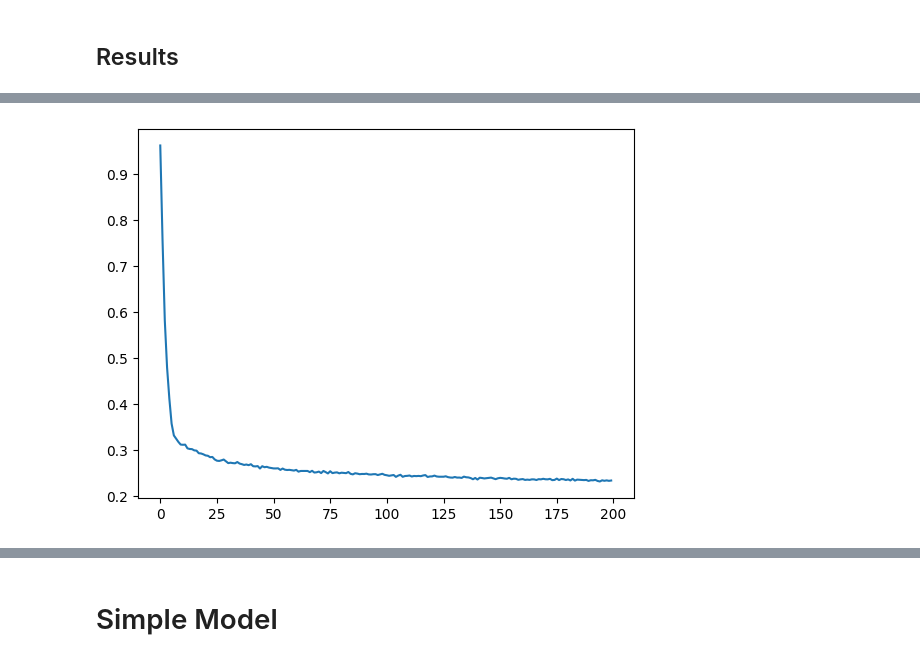
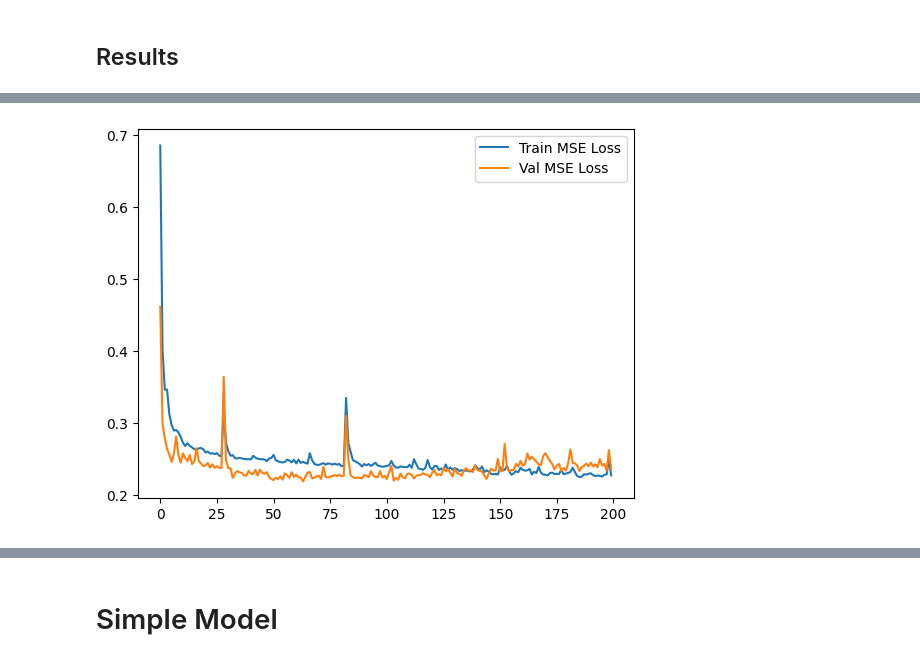
Before and after one commit to Thodorissio/basic-block-energy-prediction, a Jupyter notebook: playground/energy-prediction/energy_prediction.ipynb, the cells around one changed output, grey strips where cells are left out. Cells and saved outputs as stored; diff of their text form; code cells hidden in the pictures.

Commit message:
simple regressor optuna results

```diff
--- a/playground/energy-prediction/energy_prediction.ipynb
+++ b/playground/energy-prediction/energy_prediction.ipynb
@@ -113,7 +138,6 @@ class LSTM_Regressor(nn.Module):
         emb_size: int,
         hidden_size: int = 16,
         num_layers: int = 2,
-        bidirectional: bool = False,
         dense_size: int = 128,
     ) -> None:
         super().__init__()
@@ -130,7 +154,6 @@ class LSTM_Regressor(nn.Module):
             input_size=emb_size,
             hidden_size=hidden_size,
             num_layers=num_layers,
-            bidirectional=bidirectional,
             batch_first=True,
             dropout=lstm_dropout,
         )
@@ -170,23 +193,4 @@ class LSTM_Regressor(nn.Module):
-# %%
-class EarlyStopper:
-    def __init__(self, patience: int = 15, min_delta: float = 1e-3):
-        self.patience = patience
-        self.min_delta = min_delta
-        self.counter = 0
-        self.min_validation_loss = np.inf
-
-    def early_stop(self, validation_loss: float):
-        if validation_loss < self.min_validation_loss:
-            self.min_validation_loss = validation_loss
-            self.counter = 0
-        elif validation_loss > (self.min_validation_loss + self.min_delta):
-            self.counter += 1
-            if self.counter >= self.patience:
-                return True
-        return False
 # %%
-EPOCHS = 100
-
 def train_lstm_model(
     model: LSTM_Regressor,
     train_loader: DataLoader,
@@ -199,7 +203,7 @@ def train_lstm_model(
 ) -> dict:
 
     if early_stopping:
-        early_stopper = EarlyStopper(patience=20, min_delta=0.05)
+        early_stopper = EarlyStopper()
 
     criterion = nn.MSELoss()
     optimizer = torch.optim.Adam(params=model.parameters(), lr=lr, weight_decay=1e-4)
@@ -246,7 +250,7 @@ def train_lstm_model(
 
         if verbose:
             print(
-                f"Epoch: {epoch+1}/{EPOCHS}, MSE Train Loss: {round(np.mean(losses), 5)}, MSE Val Loss: {round(np.mean(val_loss), 5)}"
+                f"Epoch: {epoch+1}/{epochs}, MSE Train Loss: {round(np.mean(losses), 5)}, MSE Val Loss: {round(np.mean(val_loss), 5)}"
             )
 
         train_losses.append(np.mean(losses))
@@ -259,7 +263,7 @@ def train_lstm_model(
         "model": model,
         "train_loss": train_losses,
         "val_loss": val_losses,
-        "epochs_trained": epochs,
+        "epochs_trained": epoch,
     }
 
     return model_training
@@ -341,13 +359,13 @@ val_loader = data_loaders["val_loader"]
 emb_size = next(iter(train_loader))[0].shape[-1]
 
 model = LSTM_Regressor(
-    emb_size=emb_size, hidden_size=18, num_layers=4
+    emb_size=emb_size, hidden_size=30, num_layers=4, dense_size=163
 )
 train_results = train_lstm_model(
     model=model,
     train_loader=train_loader,
     val_loader=val_loader,
-    lr=1e-4,
+    lr=1e-3,
     epochs=200,
     batch_size=128,
     verbose=True,
@@ -374,5 +392,7 @@ Epoch: 200/100, MSE Train Loss: 0.23336, MSE Val Loss: 0.34561
 # %%
-plt.plot(train_results["train_loss"])
+plt.plot(train_results["train_loss"], label="Train MSE Loss")
+plt.plot(train_results["val_loss"], label="Val MSE Loss")
+plt.legend()
 plt.show()
 # %% [output]
-[figure, old version]
+[figure, new version]
```
Also changed, not shown: parts of 37 cells of this notebook.
